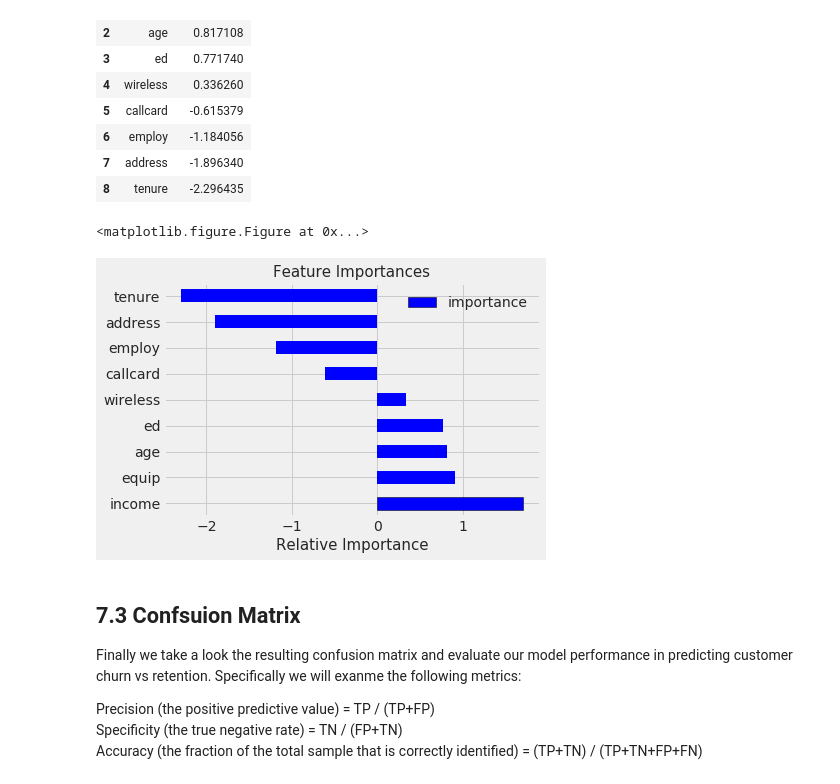
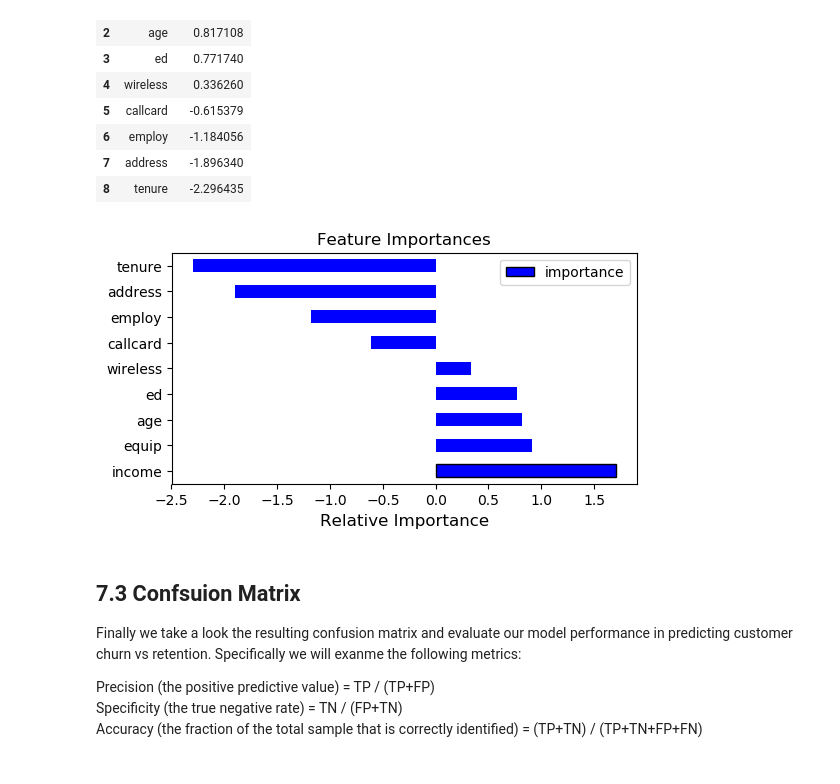
Before and after one commit to walidsi/data-science-bootcamp, a Jupyter notebook: Watson Wireless case.ipynb, the cells around one changed output. Cells and saved outputs as stored; diff of their text form; code cells hidden in the pictures.

```diff
--- a/Watson Wireless case.ipynb
+++ b/Watson Wireless case.ipynb
@@ -158,6 +161,12 @@ target_feature = 'churn'
 #tab = pd.crosstab(ww_df['equip'], ww_df['callcard'])
 #print(tab)
 #print(stats.chi2_contingency(tab))
+
+font = {'weight' : 'normal',
+        'size'   : 16}
+
+plt.rc('font', **font)
+plt.rc('axes', titlesize=30)     # fontsize of the axes title
 
 fig, axs = plt.subplots(4, 4, sharex=False, sharey=True, figsize=(30,25))
 
@@ -221,6 +230,7 @@ The cross tabulation above provides the following information about the relation
 ## 5.3 Cross Tabulation for numeric feature "income"
 <b>Income</b> is a wide ranging attribute so we will check it by viewing a histogram of its distribution
 # %%
-ww_df['income'].plot(kind='hist', title = 'income')
+plt.style.use("default")
+ww_df['income'].plot(kind='hist', title = 'income', figsize=(6, 3))
 # %% [output]
 <matplotlib.axes._subplots.AxesSubplot at 0x...>
@@ -236,6 +246,9 @@ bins = pd.cut(income_less_500['income'], bins=5)
 tab = pd.crosstab(bins, ww_df[target_feature], margins=True)
 tab = tab.drop('All',axis=1)
 tab = tab.drop('All',axis=0)
-tab.plot(kind='bar', stacked = True, figsize=(15,4), title = 'income')
+plt.style.use('default')
+tab.plot(kind='bar', stacked = True, figsize=(8,3), title = 'income')
+plt.xticks(rotation=45)
+plt.xlabel("")
 plt.show()
 # %% [output]
@@ -250,7 +263,8 @@ Next we check the Pearsom correlation between the continious features to see if
 
 numeric_features = ['region', 'tenure', 'age', 'address', 'income', 'ed', 'employ', 'custcat']
 ww_df[numeric_features].corr()
-plt.figure(figsize=(10, 10))
+plt.style.use('default')
+plt.figure()
 sns.heatmap(ww_df[numeric_features].corr(),  cmap="Blues", annot=True, fmt=".2f")
 # %% [output]
 <matplotlib.axes._subplots.AxesSubplot at 0x...>
@@ -450,20 +464,17 @@ feature_results.head(10)
 | 7 | address | -1.896340 |
 | 8 | tenure | -2.296435 |
 # %%
-plt.figure(figsize=(12, 6))
-plt.style.use('fivethirtyeight')
-
+#plt.style.use('fivethirtyeight')
+#plt.style.use('default')
 # Plot the most important features in a horizontal bar chart
-feature_results.plot(x = 'feature', y = 'importance',
-                                 edgecolor = 'k',
-                                 kind='barh', color = 'blue')
-plt.xlabel('Relative Importance', size = 15)
+feature_results.plot(x = 'feature', y = 'importance', edgecolor = 'k', kind='barh', color = 'blue', figsize=(6, 3))
+plt.xlabel('Relative Importance', size = 12)
 plt.ylabel('')
-plt.title('Feature Importances', size = 15)
+plt.title('Feature Importances', size = 12)
+plt.grid(False)
 plt.show()
 # %% [output]
-<matplotlib.figure.Figure at 0x...>
-[figure, old version]
+[figure, new version]
 # %% [markdown]
 ## 7.3 Confsuion Matrix
 Finally we take a look the resulting confusion matrix and evaluate our model performance in predicting customer churn vs retention. Specifically we will exanme the following metrics:
```
Also changed, not shown: parts of 7 cells of this notebook.
